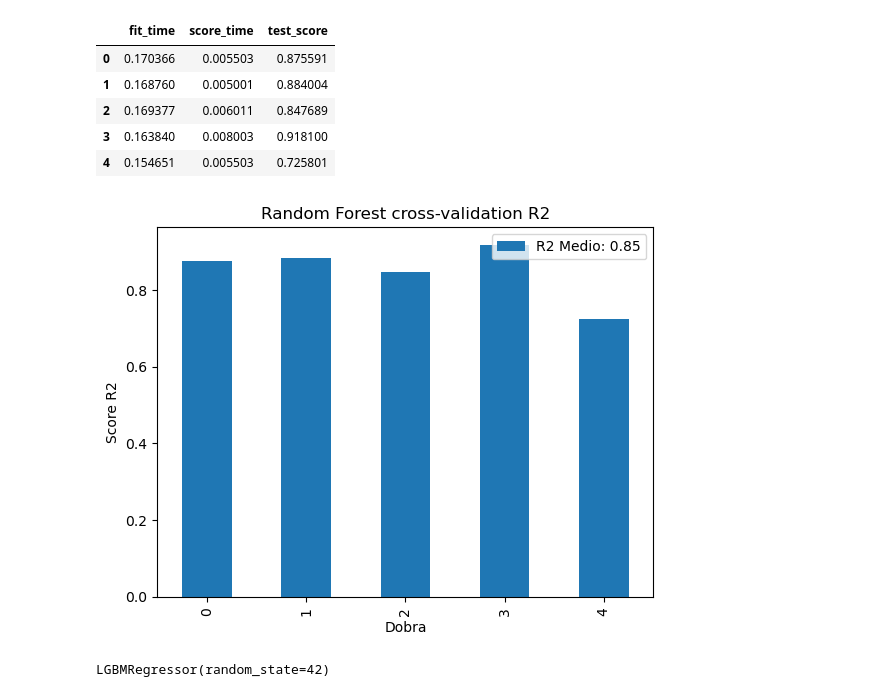
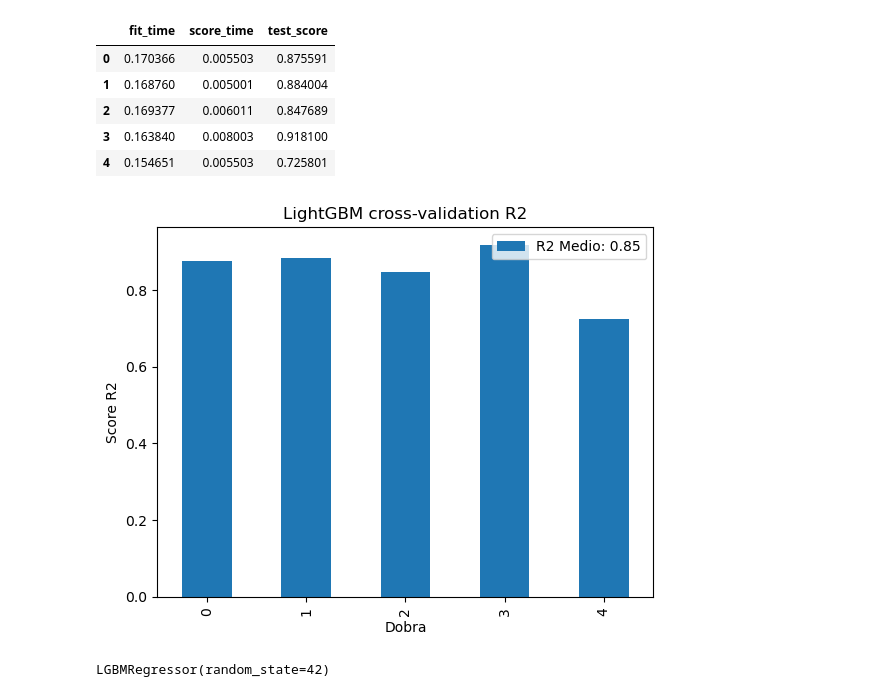
Before and after one commit to kauansacramento/energy-demand-forecast, a Jupyter notebook: energy_demand_forecast.ipynb, the cells around one changed output. Saved outputs shown, nothing was run; the diff lists cells and outputs as text; code cells hidden in the pictures.

```diff
--- a/energy_demand_forecast.ipynb
+++ b/energy_demand_forecast.ipynb
@@ -293,10 +303,10 @@ cv_lgbm.head()
 | 4 | 0.154651 | 0.005503 | 0.725801 |
 # %%
 ax = cv_lgbm['test_score'].plot(kind='bar', label=f'R2 Medio: {cv_lgbm["test_score"].mean().round(3)}')
-ax.set(title='Random Forest cross-validation R2', xlabel='Dobra', ylabel='Score R2')
+ax.set(title='LightGBM cross-validation R2', xlabel='Dobra', ylabel='Score R2')
 plt.legend(loc='upper right');
 # %% [output]
-[figure, old version]
+[figure, new version]
 # %%
 lgbm.fit(X_train_scaled, y_train)
 # %% [output]
```
Also changed, not shown: parts of 2 cells of this notebook.
